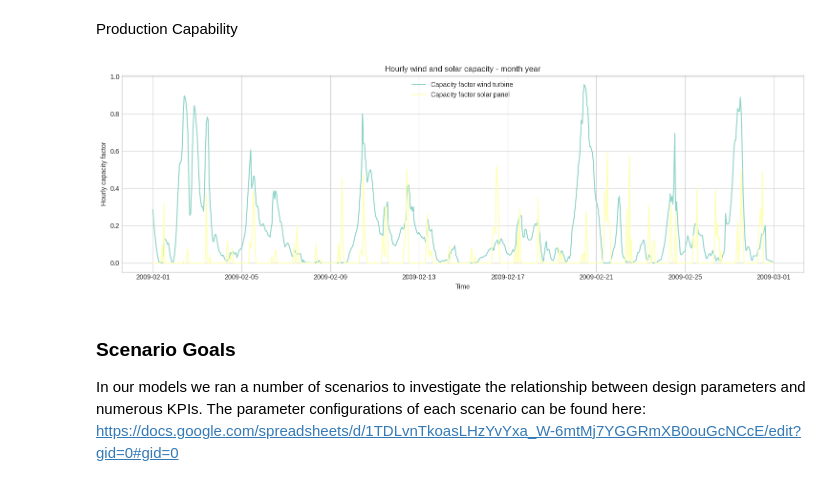
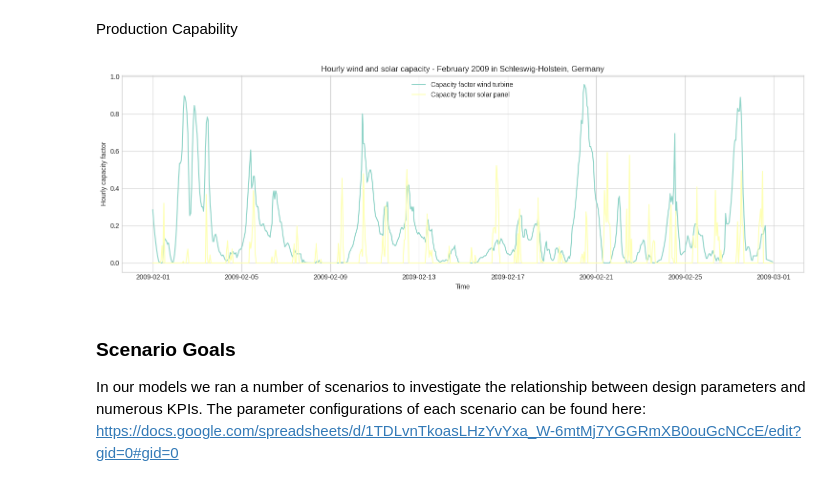
Before and after one commit to karivero/esi_final_repo, a Jupyter notebook: final_esi/ESI_Assignment/combined_submission.ipynb, the cells around one changed output. Cells and saved outputs as stored; diff of their text form; code cells hidden in the pictures.

```diff
--- a/final_esi/ESI_Assignment/combined_submission.ipynb
+++ b/final_esi/ESI_Assignment/combined_submission.ipynb
@@ -853,20 +853,20 @@ Production Capability
 # %%
 # Plot of capacity factors
 
 plt.figure(figsize=(15, 5))
 
 plt.plot(capacity_factor_wind.index, capacity_factor_wind, label='Capacity factor wind turbine')
 plt.plot(capacity_factor_solar.index, capacity_factor_solar, label='Capacity factor solar panel')
 
 plt.xlabel('Time')
 plt.ylabel('Hourly capacity factor')
-plt.title('Hourly wind and solar capacity - month year')
+plt.title('Hourly wind and solar capacity - February 2009 in Schleswig-Holstein, Germany')
 plt.legend()
 plt.grid(True)
 plt.tight_layout()
 plt.show()
 # %% [output]
-[figure, old version]
+[figure, new version]
 # %% [markdown]
 ### Scenario Goals
 In our models we ran a number of scenarios to investigate the relationship between design parameters and numerous KPIs. The parameter configurations of each scenario can be found here:
```
Also changed, not shown: parts of 10 cells of this notebook, 2 other files.
